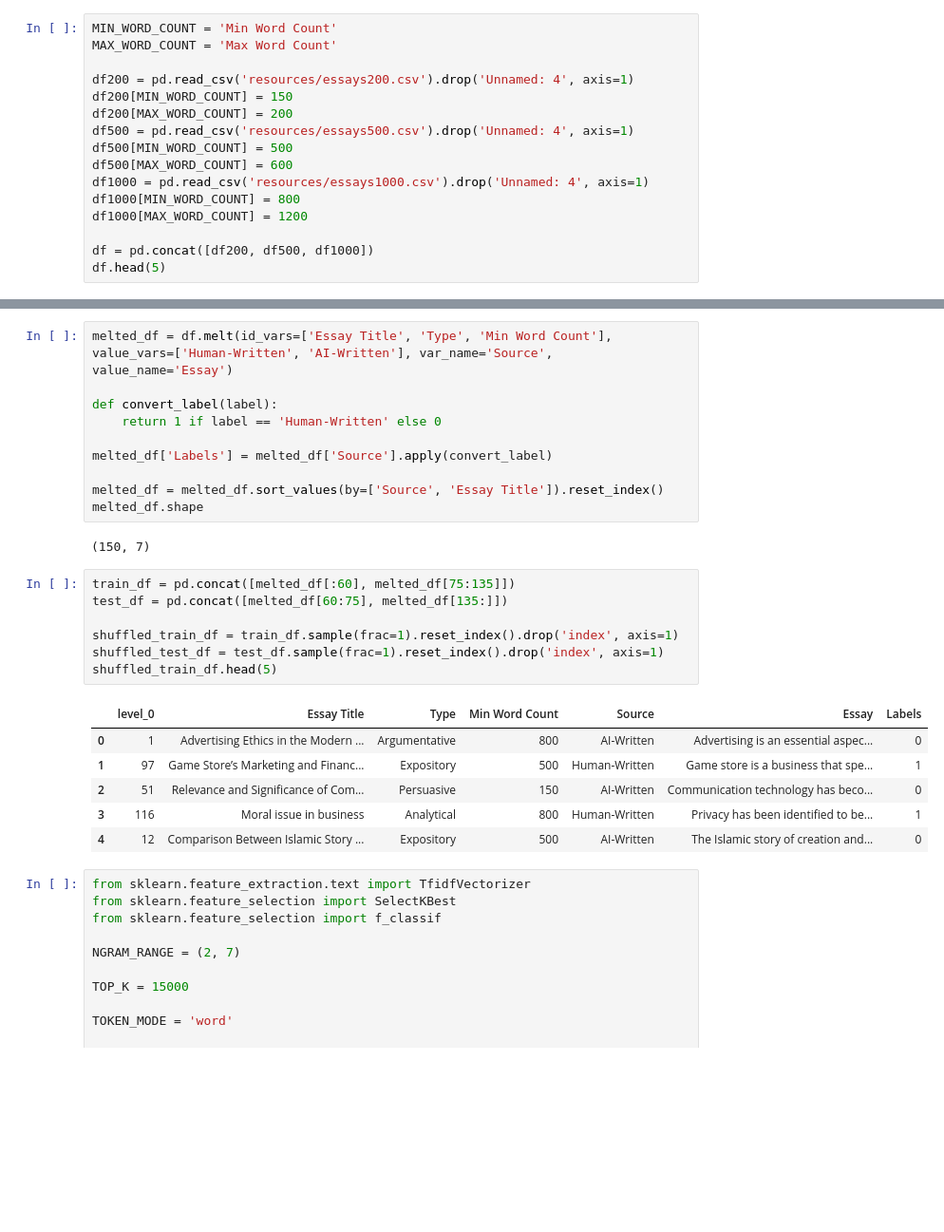
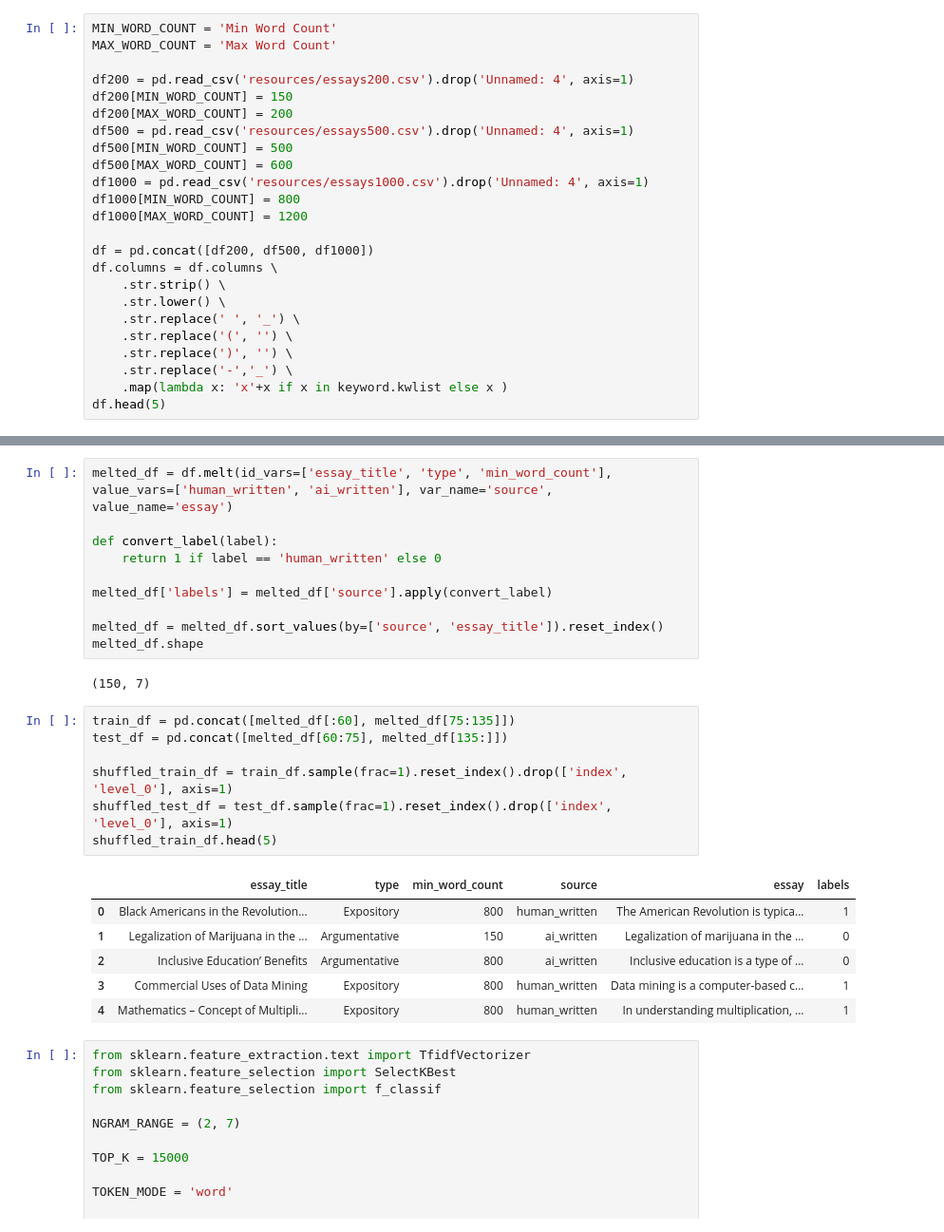
Before and after one commit to suhavni/chatgpt-detection, a Jupyter notebook: text-classifier.ipynb, the cells around one changed output, grey strips where cells are left out. Shown at 95% size. Drawn from its saved outputs; the diff is of its cells as text; blank space fills up the shorter version.

```diff
--- a/text-classifier.ipynb
+++ b/text-classifier.ipynb
@@ -15,5 +17,13 @@ df1000[MIN_WORD_COUNT] = 800
 df1000[MAX_WORD_COUNT] = 1200
 
 df = pd.concat([df200, df500, df1000])
+df.columns = df.columns \
+    .str.strip() \
+    .str.lower() \
+    .str.replace(' ', '_') \
+    .str.replace('(', '') \
+    .str.replace(')', '') \
+    .str.replace('-','_') \
+    .map(lambda x: 'x'+x if x in keyword.kwlist else x )
 df.head(5)
 # %% [output]
@@ -24,31 +34,31 @@ df.head(5)
 | 3 | Philosophy Teaching and Learning ... | Teaching and learning philosophy ... | Teaching and learning philosophy ... | Expository | 150 | 200 |
 | 4 | Buddhism and Hinduism: Religious ... | Buddhism and Hinduism have the sa... | Buddhism and Hinduism are two maj... | Compare & Contrast | 150 | 200 |
 # %%
-melted_df = df.melt(id_vars=['Essay Title', 'Type', 'Min Word Count'], value_vars=['Human-Written', 'AI-Written'], var_name='Source', value_name='Essay')
+melted_df = df.melt(id_vars=['essay_title', 'type', 'min_word_count'], value_vars=['human_written', 'ai_written'], var_name='source', value_name='essay')
 
 def convert_label(label):
-    return 1 if label == 'Human-Written' else 0
+    return 1 if label == 'human_written' else 0
 
-melted_df['Labels'] = melted_df['Source'].apply(convert_label)
+melted_df['labels'] = melted_df['source'].apply(convert_label)
 
-melted_df = melted_df.sort_values(by=['Source', 'Essay Title']).reset_index()
+melted_df = melted_df.sort_values(by=['source', 'essay_title']).reset_index()
 melted_df.shape
 # %% [output]
 (150, 7)
 # %%
 train_df = pd.concat([melted_df[:60], melted_df[75:135]])
 test_df = pd.concat([melted_df[60:75], melted_df[135:]])
 
-shuffled_train_df = train_df.sample(frac=1).reset_index().drop('index', axis=1)
-shuffled_test_df = test_df.sample(frac=1).reset_index().drop('index', axis=1)
+shuffled_train_df = train_df.sample(frac=1).reset_index().drop(['index', 'level_0'], axis=1)
+shuffled_test_df = test_df.sample(frac=1).reset_index().drop(['index', 'level_0'], axis=1)
 shuffled_train_df.head(5)
 # %% [output]
-|  | level_0 | Essay Title | Type | Min Word Count | Source | Essay | Labels |
-| 0 | 1 | Advertising Ethics in the Modern ... | Argumentative | 800 | AI-Written | Advertising is an essential aspec... | 0 |
-| 1 | 97 | Game Store’s Marketing and Financ... | Expository | 500 | Human-Written | Game store is a business that spe... | 1 |
-| 2 | 51 | Relevance and Significance of Com... | Persuasive | 150 | AI-Written | Communication technology has beco... | 0 |
-| 3 | 116 | Moral issue in business | Analytical | 800 | Human-Written | Privacy has been identified to be... | 1 |
-| 4 | 12 | Comparison Between Islamic Story ... | Expository | 500 | AI-Written | The Islamic story of creation and... | 0 |
+|  | essay_title | type | min_word_count | source | essay | labels |
+| 0 | Black Americans in the Revolution... | Expository | 800 | human_written | The American Revolution is typica... | 1 |
+| 1 | Legalization of Marijuana in the ... | Argumentative | 150 | ai_written | Legalization of marijuana in the ... | 0 |
+| 2 | Inclusive Education’ Benefits | Argumentative | 800 | ai_written | Inclusive education is a type of ... | 0 |
+| 3 | Commercial Uses of Data Mining | Expository | 800 | human_written | Data mining is a computer-based c... | 1 |
+| 4 | Mathematics – Concept of Multipli... | Expository | 800 | human_written | In understanding multiplication, ... | 1 |
 # %%
 from sklearn.feature_extraction.text import TfidfVectorizer
 from sklearn.feature_selection import SelectKBest
```
Also changed, not shown: parts of 11 cells of this notebook, 1 other file.
